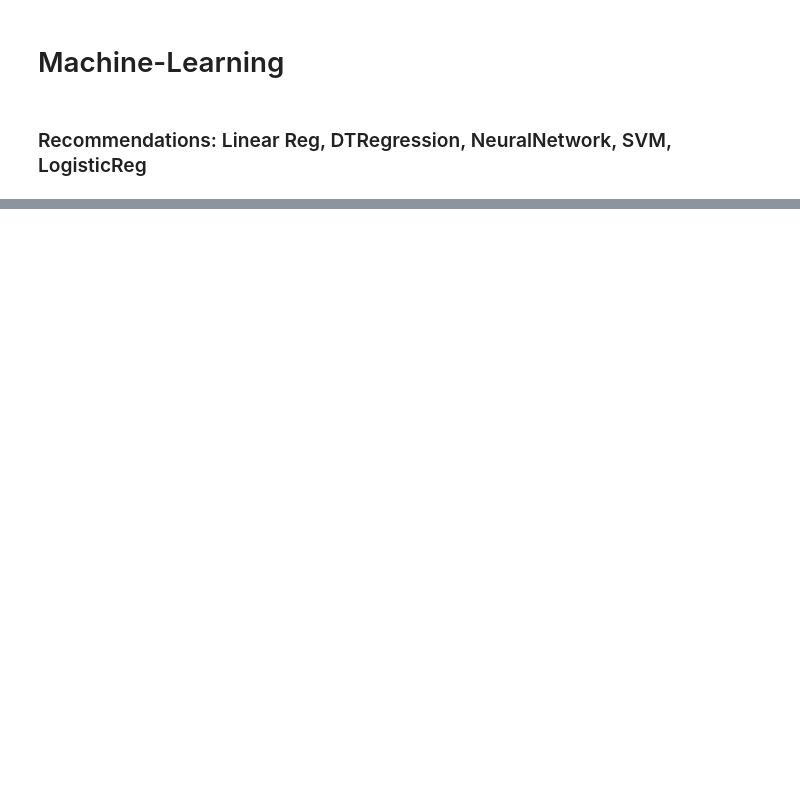
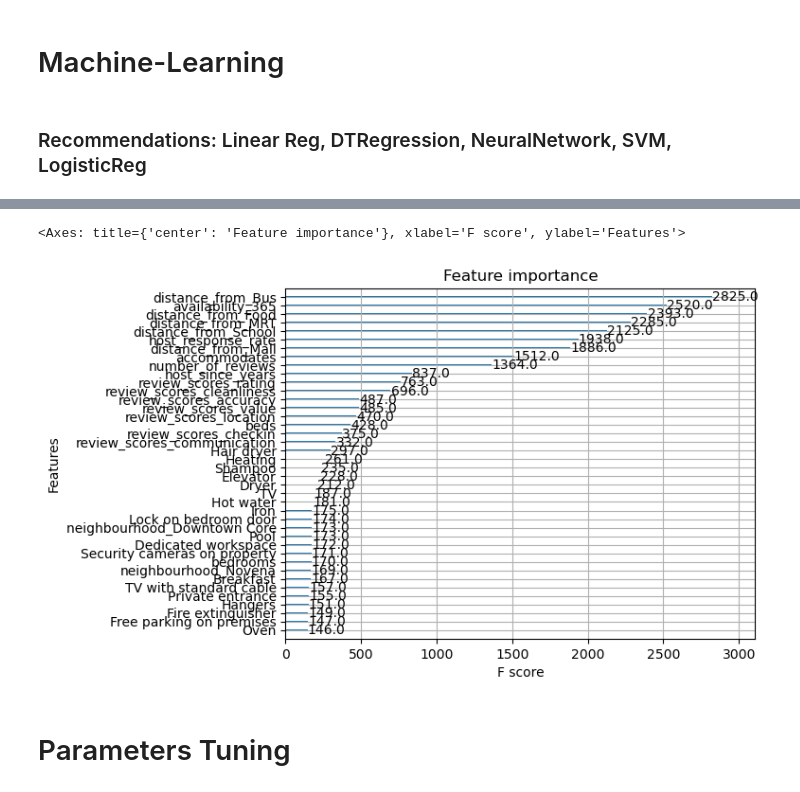
Before and after one commit to jingjietan/sc1015-project, a Jupyter notebook: machine-learning.ipynb, the cells around one changed output, grey strips where cells are left out. Drawn from its saved outputs; the diff is of its cells as text; code cells hidden in the pictures; blank space fills up the shorter version.

```diff
--- a/machine-learning.ipynb
+++ b/machine-learning.ipynb
@@ -100,0 +162,5 @@ axes.plot(y_test, y_test, 'b-', linewidth = 1)
+# %%
+X = X.drop(columns=['latitude', 'longitude']) # Latitude, longitude is already represented in distance from amenities + zones
+X_train, X_test, y_train, y_test = train_test_split(X, Y, test_size=0.25, random_state=294)
+
+model = xgBoost(X_train, X_test, y_train, y_test)
@@ -100,0 +185,7 @@ axes.plot(y_test, y_test, 'b-', linewidth = 1)
+# %%
+xgb.plot_importance(model, max_num_features=40)
+# %% [output]
+<Axes: title={'center': 'Feature importance'}, xlabel='F score', ylabel='Features'>
+[figure, added]
+# %% [markdown]
+# Parameters Tuning
```
Also changed, not shown: parts of 28 cells of this notebook, 1 other file.
